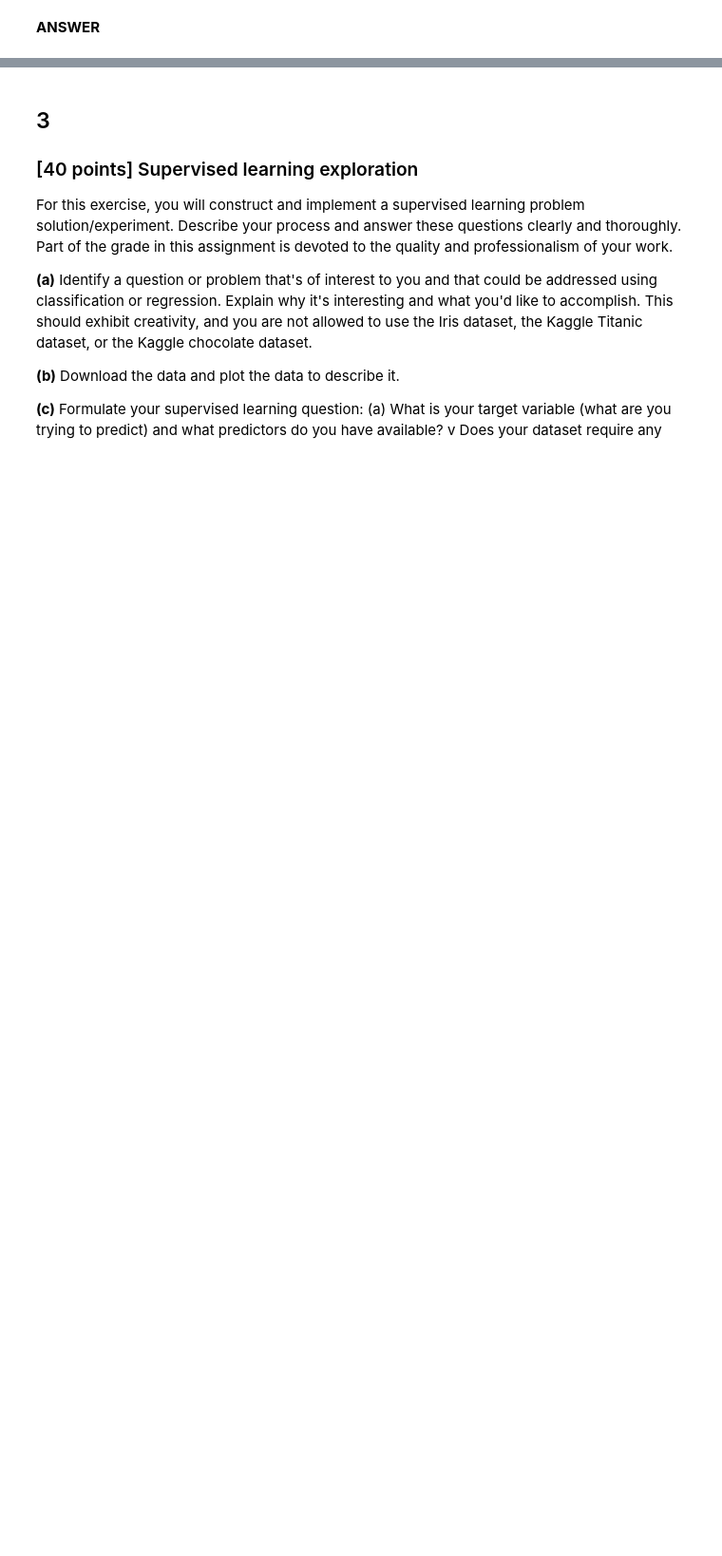
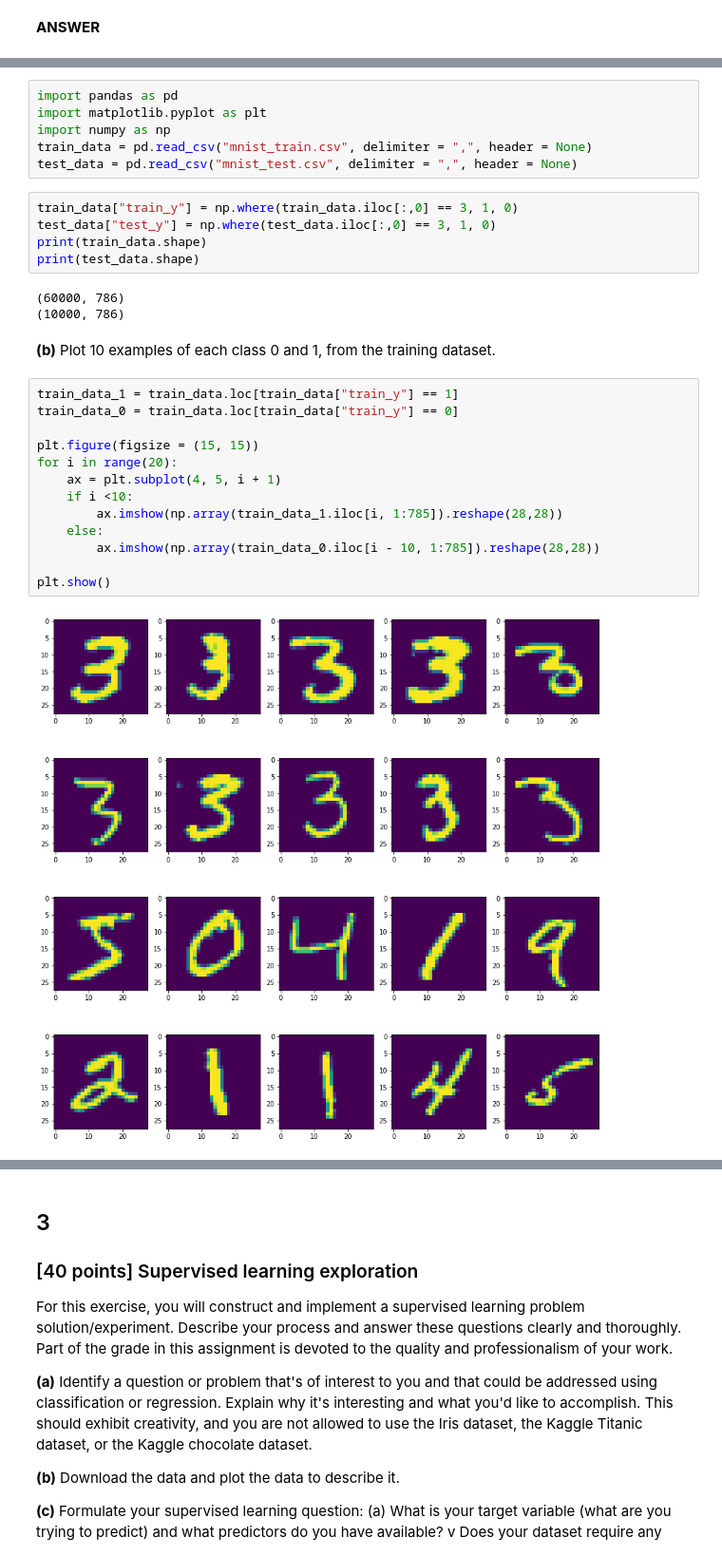
Before and after one commit to you-juli/machine-learning-course, a Jupyter notebook: Assignment 3.ipynb, the cells around one changed output, grey strips where cells are left out. Shown at 95% size. Drawn from its saved outputs; the diff is of its cells as text; blank space fills up the shorter version.

```diff
--- a/Assignment 3.ipynb
+++ b/Assignment 3.ipynb
@@ -264,0 +536,31 @@ xImgs = np.array([digits.images[i].flatten() for i in range(0,digits.images.shap
+# %%
+import pandas as pd
+import matplotlib.pyplot as plt
+import numpy as np
+train_data = pd.read_csv("mnist_train.csv", delimiter = ",", header = None)
+test_data = pd.read_csv("mnist_test.csv", delimiter = ",", header = None)
+# %%
+train_data["train_y"] = np.where(train_data.iloc[:,0] == 3, 1, 0)
+test_data["test_y"] = np.where(test_data.iloc[:,0] == 3, 1, 0)
+print(train_data.shape)
+print(test_data.shape)
+# %% [output]
+(60000, 786)
+(10000, 786)
+# %% [markdown]
+**(b)** Plot 10 examples of each class 0 and 1, from the training dataset.
+# %%
+train_data_1 = train_data.loc[train_data["train_y"] == 1]
+train_data_0 = train_data.loc[train_data["train_y"] == 0]
+
+plt.figure(figsize = (15, 15))
+for i in range(20):
+    ax = plt.subplot(4, 5, i + 1)
+    if i <10:
+        ax.imshow(np.array(train_data_1.iloc[i, 1:785]).reshape(28,28))
+    else:
+        ax.imshow(np.array(train_data_0.iloc[i - 10, 1:785]).reshape(28,28))
+
+plt.show()
+# %% [output]
+[figure, added]
```
Also changed, not shown: parts of 97 cells of this notebook.
